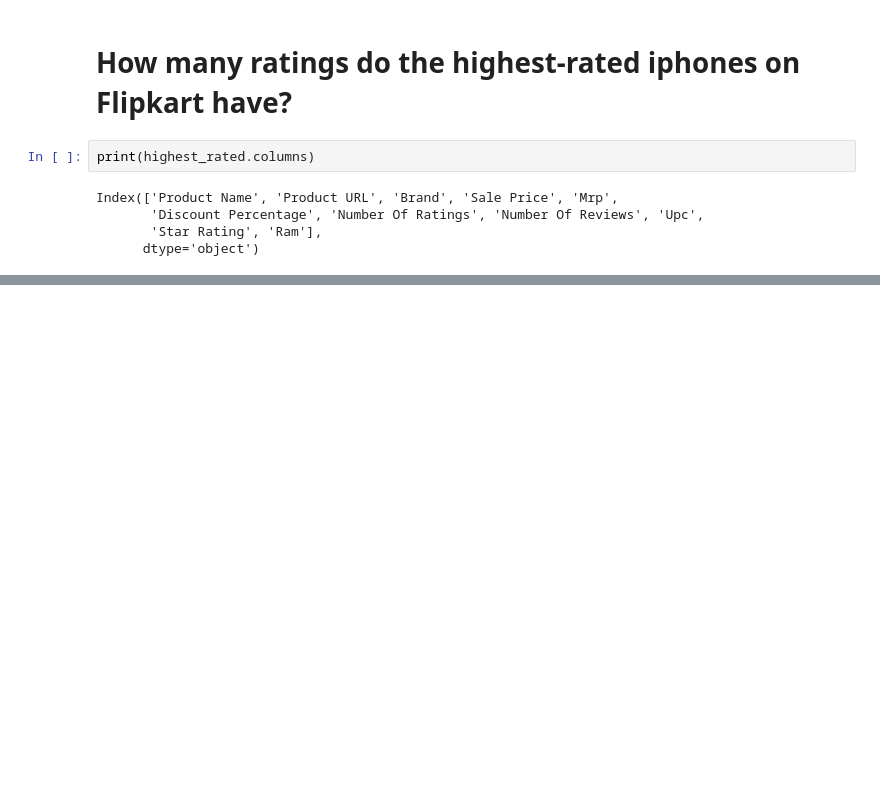
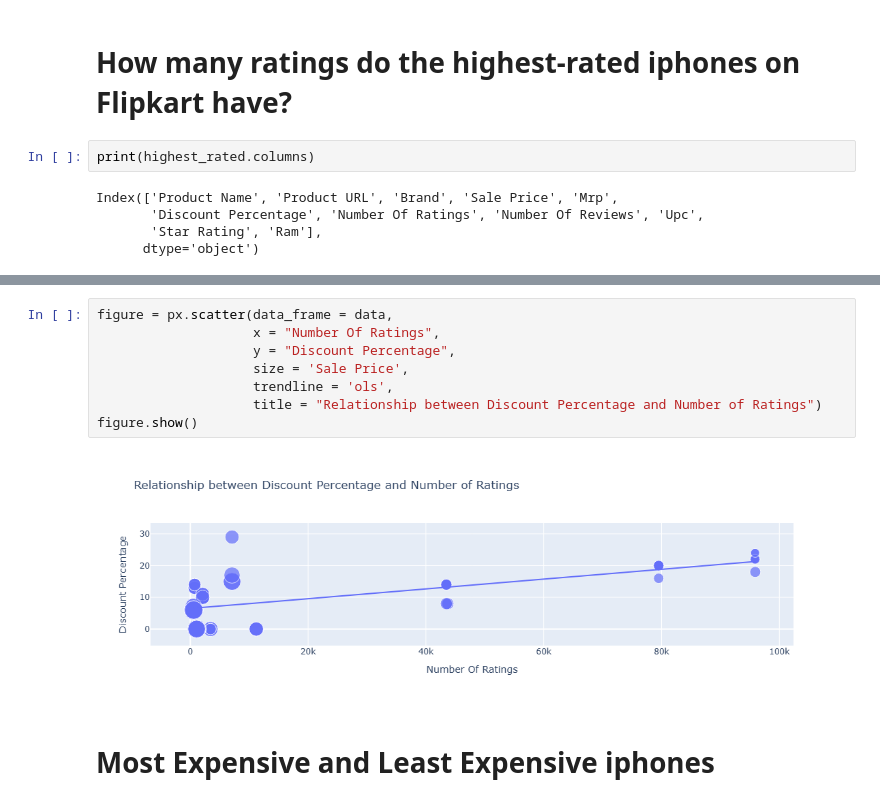
Before and after one commit to Bharati-pradhan/Iphone-Data-sales-Analysis, a Jupyter notebook: Iphone Data sales analysis.ipynb, the cells around one changed output, grey strips where cells are left out. Saved outputs shown, nothing was run; the diff lists cells and outputs as text; blank space fills up the shorter version.

```diff
--- a/Iphone Data sales analysis.ipynb
+++ b/Iphone Data sales analysis.ipynb
@@ -189,0 +178,12 @@ plt.show()
+# %%
+figure = px.scatter(data_frame = data,
+                    x = "Number Of Ratings",
+                    y = "Discount Percentage",
+                    size = 'Sale Price',
+                    trendline = 'ols',
+                    title = "Relationship between Discount Percentage and Number of Ratings")
+figure.show()
+# %% [output]
+[figure, added]
+# %% [markdown]
+# Most Expensive and Least Expensive iphones
```
Also changed, not shown: parts of 12 cells of this notebook.
